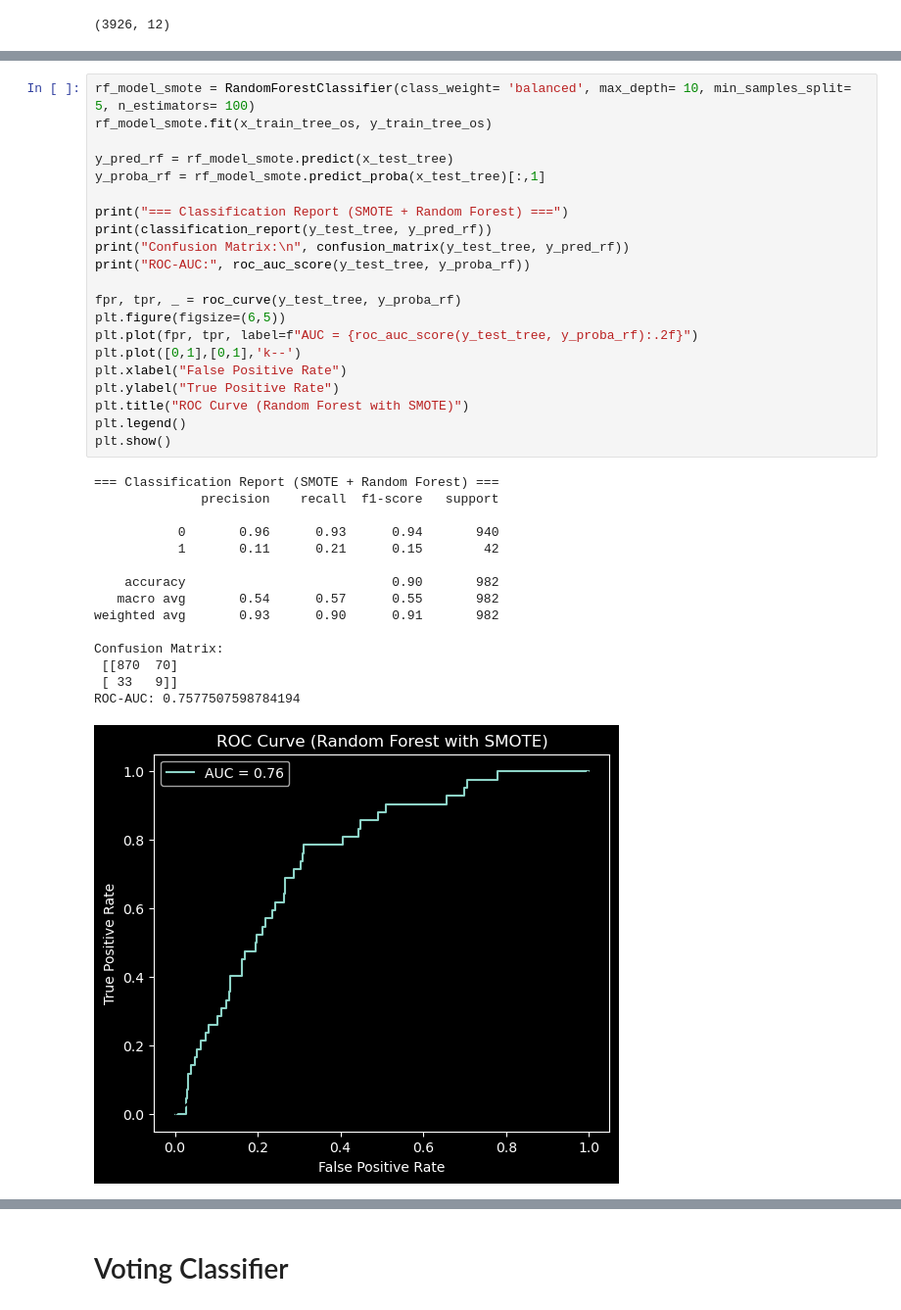
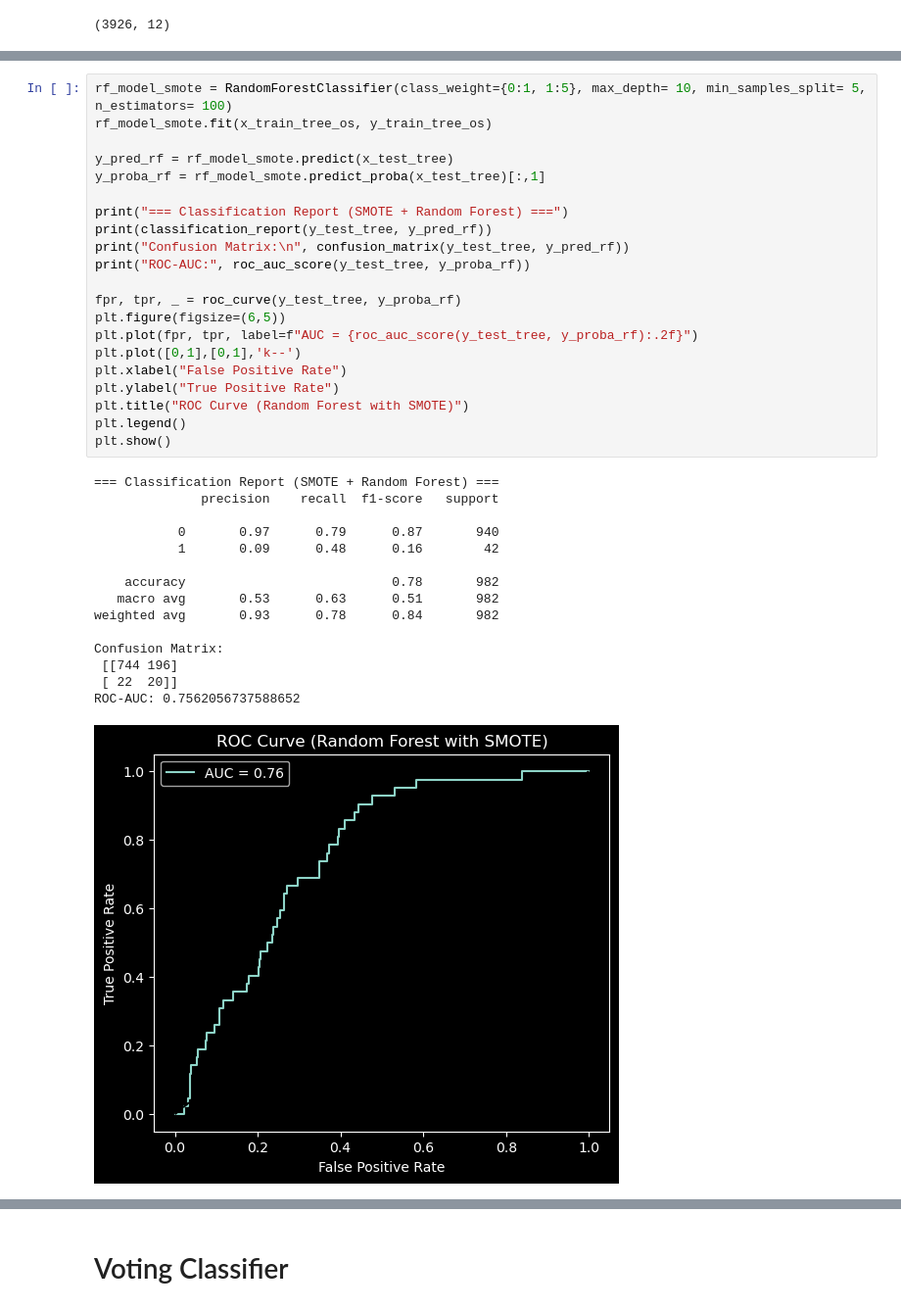
Before and after one commit to AlyModrik41/Stroke-Prediction, a Jupyter notebook: Stroke Prediction.ipynb, the cells around one changed output, grey strips where cells are left out. Shown at 98% size. Saved outputs shown, nothing was run; the diff lists cells and outputs as text.

```diff
--- a/Stroke Prediction.ipynb
+++ b/Stroke Prediction.ipynb
@@ -577,37 +680,37 @@ ROC-AUC: 0.6184777102330293
 # %%
-rf_model_smote = RandomForestClassifier(class_weight= 'balanced', max_depth= 10, min_samples_split= 5, n_estimators= 100)
+rf_model_smote = RandomForestClassifier(class_weight={0:1, 1:5}, max_depth= 10, min_samples_split= 5, n_estimators= 100)
 rf_model_smote.fit(x_train_tree_os, y_train_tree_os)
 
 y_pred_rf = rf_model_smote.predict(x_test_tree)
 y_proba_rf = rf_model_smote.predict_proba(x_test_tree)[:,1]
 
 print("=== Classification Report (SMOTE + Random Forest) ===")
 print(classification_report(y_test_tree, y_pred_rf))
 print("Confusion Matrix:\n", confusion_matrix(y_test_tree, y_pred_rf))
 print("ROC-AUC:", roc_auc_score(y_test_tree, y_proba_rf))
 
 fpr, tpr, _ = roc_curve(y_test_tree, y_proba_rf)
 plt.figure(figsize=(6,5))
 plt.plot(fpr, tpr, label=f"AUC = {roc_auc_score(y_test_tree, y_proba_rf):.2f}")
 plt.plot([0,1],[0,1],'k--')
 plt.xlabel("False Positive Rate")
 plt.ylabel("True Positive Rate")
 plt.title("ROC Curve (Random Forest with SMOTE)")
 plt.legend()
 plt.show()
 # %% [output]
 === Classification Report (SMOTE + Random Forest) ===
               precision    recall  f1-score   support
 
-           0       0.96      0.93      0.94       940
-           1       0.11      0.21      0.15        42
+           0       0.97      0.79      0.87       940
+           1       0.09      0.48      0.16        42
 
-    accuracy                           0.90       982
-   macro avg       0.54      0.57      0.55       982
-weighted avg       0.93      0.90      0.91       982
+    accuracy                           0.78       982
+   macro avg       0.53      0.63      0.51       982
+weighted avg       0.93      0.78      0.84       982
 
 Confusion Matrix:
- [[870  70]
- [ 33   9]]
-ROC-AUC: 0.7577507598784194
+ [[744 196]
+ [ 22  20]]
+ROC-AUC: 0.7562056737588652
-[figure, old version]
+[figure, new version]
```
Also changed, not shown: parts of 21 cells of this notebook, 6 other files.
